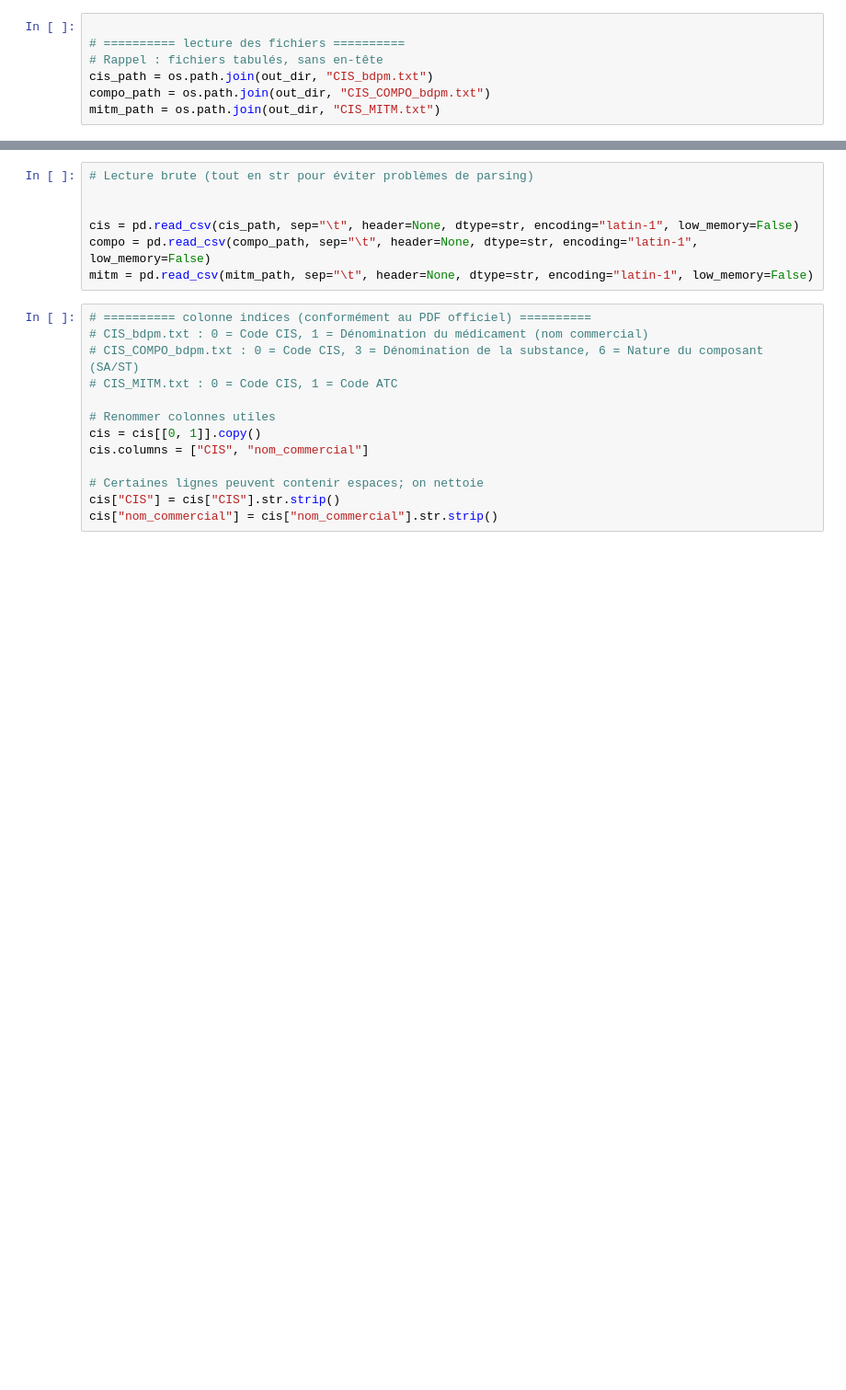
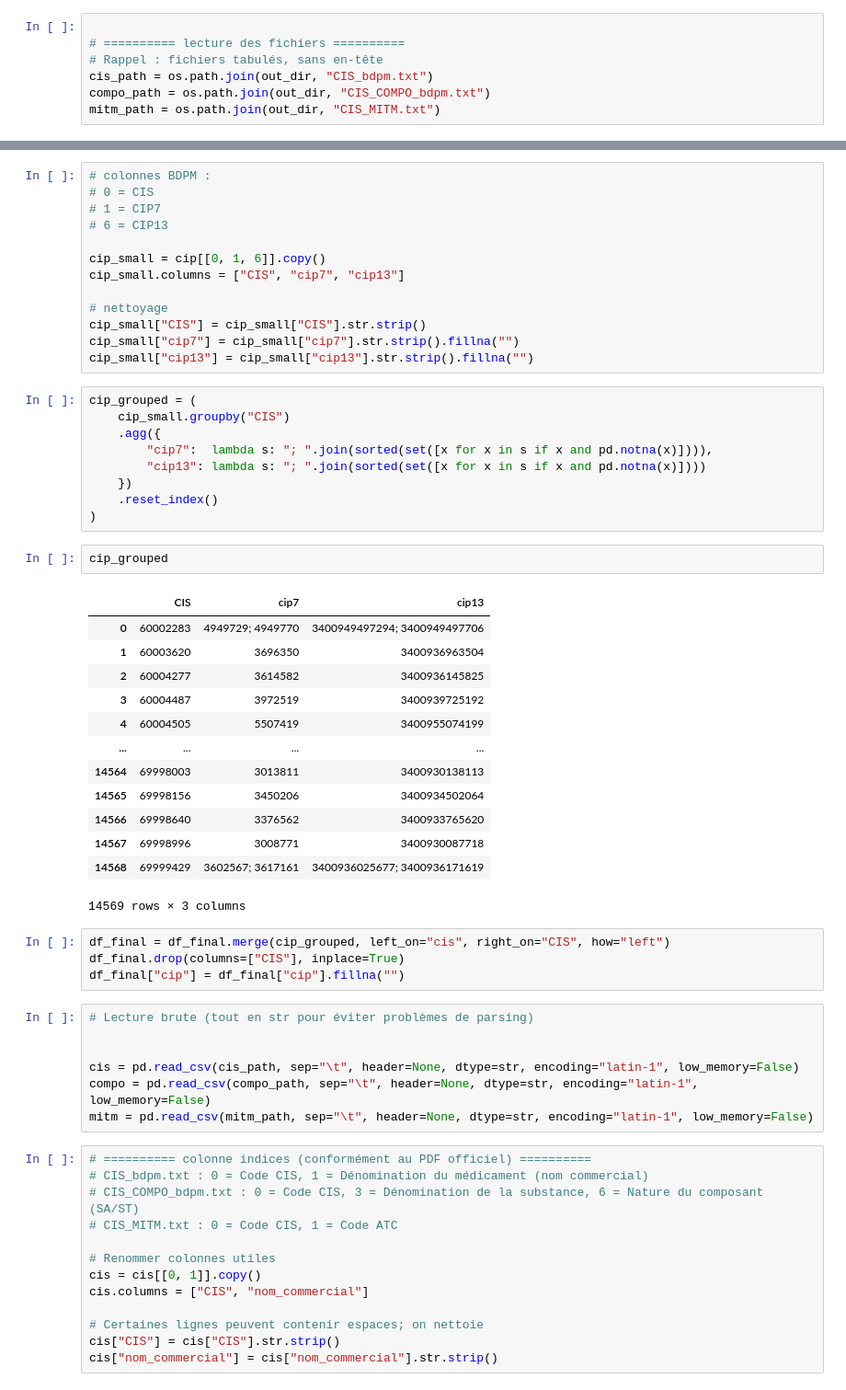
Before and after one commit to touXik/OCTAVIA, a Jupyter notebook: Dictionnair/arv_medications.ipynb, the cells around one changed output, grey strips where cells are left out. Shown: that part at 92% size. Cells and saved outputs as stored; diff of their text form; blank space fills up the shorter version.

```diff
--- a/Dictionnair/arv_medications.ipynb
+++ b/Dictionnair/arv_medications.ipynb
@@ -44,3 +67,45 @@ mitm_path = os.path.join(out_dir, "CIS_MITM.txt")
+# %%
+# colonnes BDPM :
+# 0 = CIS
+# 1 = CIP7
+# 6 = CIP13
+
+cip_small = cip[[0, 1, 6]].copy()
+cip_small.columns = ["CIS", "cip7", "cip13"]
+
+# nettoyage
+cip_small["CIS"] = cip_small["CIS"].str.strip()
+cip_small["cip7"] = cip_small["cip7"].str.strip().fillna("")
+cip_small["cip13"] = cip_small["cip13"].str.strip().fillna("")
+# %%
+cip_grouped = (
+    cip_small.groupby("CIS")
+    .agg({
+        "cip7":  lambda s: "; ".join(sorted(set([x for x in s if x and pd.notna(x)]))),
+        "cip13": lambda s: "; ".join(sorted(set([x for x in s if x and pd.notna(x)])))
+    })
+    .reset_index()
+)
+# %%
+cip_grouped
+# %% [output]
+|  | CIS | cip7 | cip13 |
+| 0 | 60002283 | 4949729; 4949770 | 3400949497294; 3400949497706 |
+| 1 | 60003620 | 3696350 | 3400936963504 |
+| 2 | 60004277 | 3614582 | 3400936145825 |
+| 3 | 60004487 | 3972519 | 3400939725192 |
+| 4 | 60004505 | 5507419 | 3400955074199 |
+| ... | ... | ... | ... |
+| 14564 | 69998003 | 3013811 | 3400930138113 |
+| 14565 | 69998156 | 3450206 | 3400934502064 |
+| 14566 | 69998640 | 3376562 | 3400933765620 |
+| 14567 | 69998996 | 3008771 | 3400930087718 |
+| 14568 | 69999429 | 3602567; 3617161 | 3400936025677; 3400936171619 |
+14569 rows × 3 columns
+# %%
+df_final = df_final.merge(cip_grouped, left_on="cis", right_on="CIS", how="left")
+df_final.drop(columns=["CIS"], inplace=True)
+df_final["cip"] = df_final["cip"].fillna("")
 # %%
 # Lecture brute (tout en str pour éviter problèmes de parsing)
 
```
Also changed, not shown: parts of 8 cells of this notebook, 16 other files.
